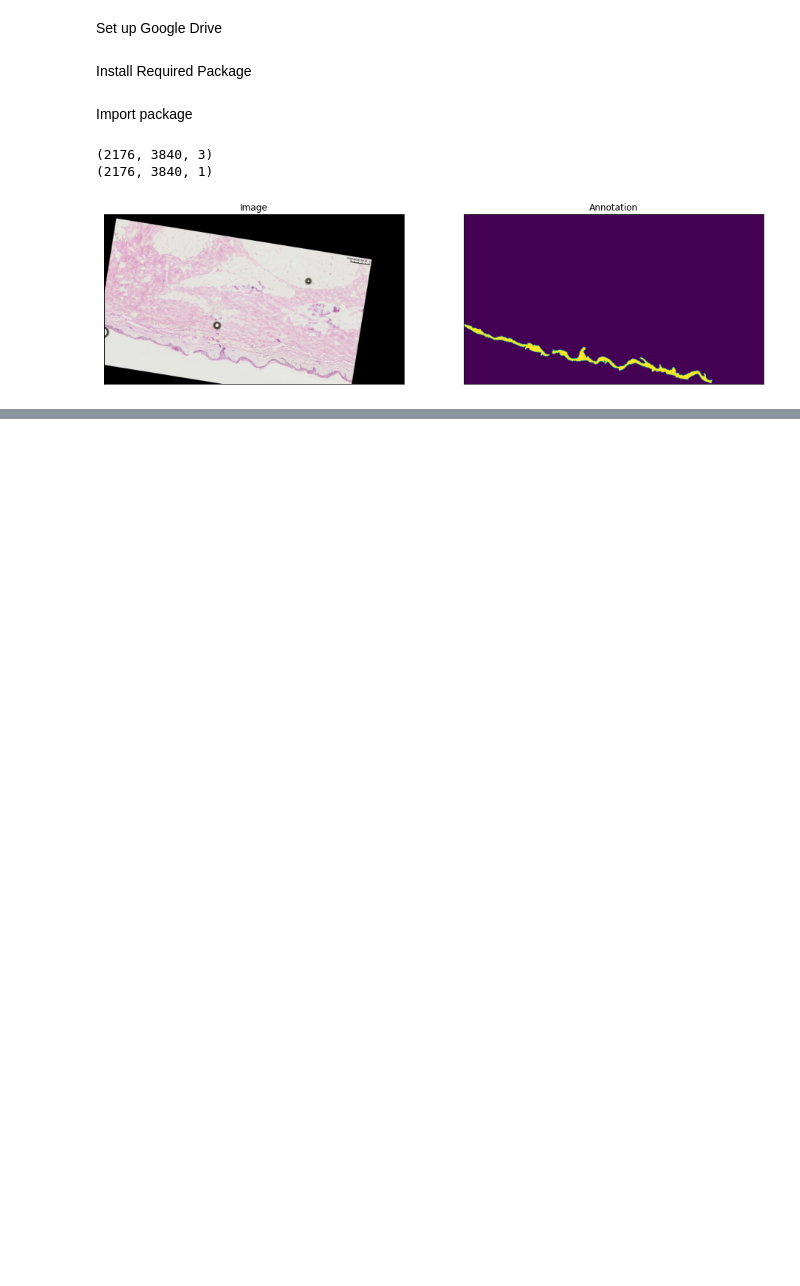
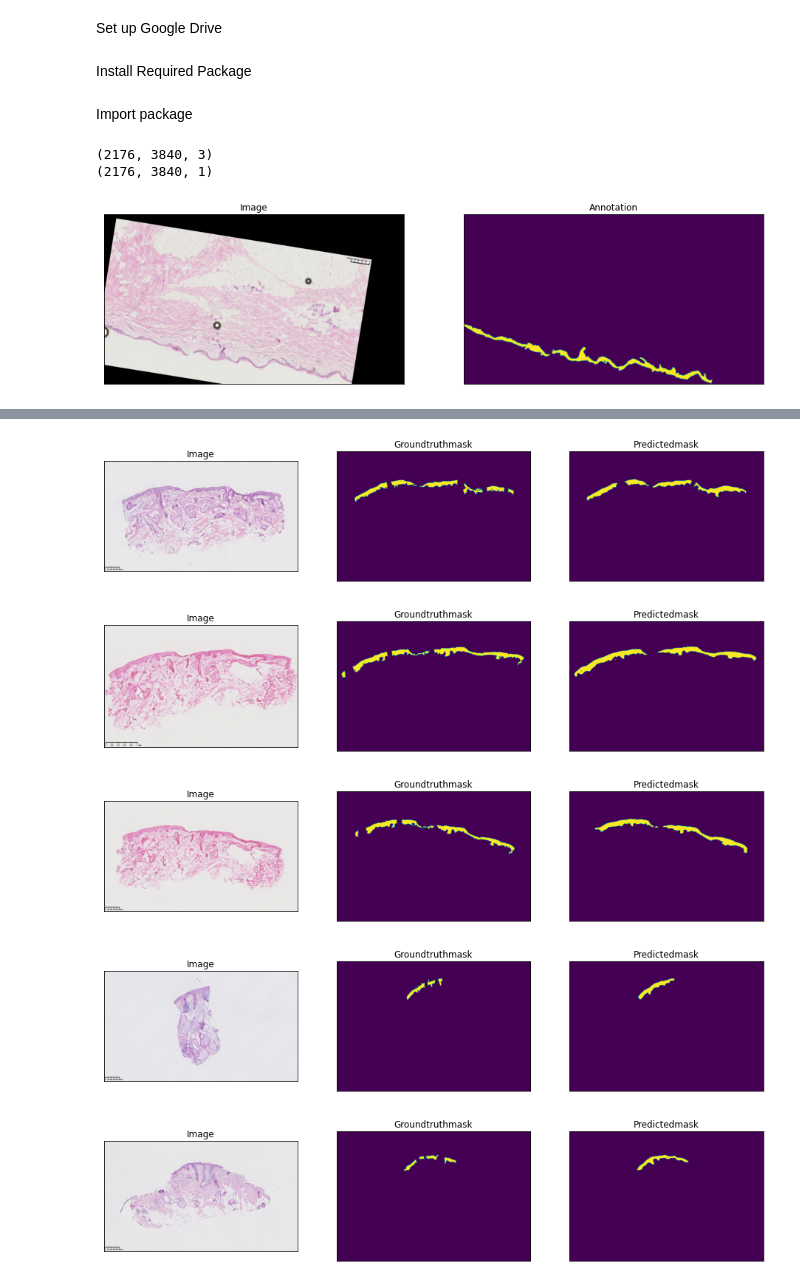
Before and after one commit to Hassan1503/HistologySegmentation, a Jupyter notebook: histologyKCL.ipynb, the cells around one changed output, grey strips where cells are left out. Cells and saved outputs as stored; diff of their text form; code cells hidden in the pictures; blank space fills up the shorter version.

```diff
--- a/histologyKCL.ipynb
+++ b/histologyKCL.ipynb
@@ -322,5 +334,12 @@ Epoch: 3
 # %%
-bestModel = torch.load('./best_modelAugmented.pth')
+bestModel = torch.load('./best_model2.pth')
+# %%
+# define function for data augmentation
+def getTestAugmentation():
+  trainTransform = [
+                      albu.Resize (height=640, width=960, interpolation=1, always_apply=True, p=1),
+  ]
+  return albu.Compose(trainTransform)
 # %%
 
 # create test dataset
@@ -328,7 +347,7 @@ bestModel = torch.load('./best_modelAugmented.pth')
 testDataset = Dataset(
     xTestDir,
     bodyTestDir,
-    augmentation=getTrainingAugmentation(),
+    augmentation=getTestAugmentation(),
     preprocessing=getPreprocessing(preprocessingFcn),
     classes=CLASSES,
 )
@@ -349,26 +368,32 @@ logs = test_epoch.run(testDataloader)
 # test dataset without transformations for image visualization
 testDatasetVis = Dataset(
     xTestDir, bodyTestDir,
-    augmentation=getTrainingAugmentation(),
+#     augmentation=getTrainingAugmentation(),
 #     preprocessing=getPreprocessing(preprocessingFcn),
     classes=CLASSES,
 )
 # %%
 for i in range(5):
     n = np.random.choice(len(testDataset))
     n=i
     imageVis = testDatasetVis[n][0].astype('uint8')
     image, gtMask = testDataset[n]
 
     gtMask = gtMask.squeeze()
 
-    xTensor = torch.from_numpy(image).unsqueeze(0)
+    xTensor = torch.from_numpy(image).to(DEVICE).unsqueeze(0)
     prMask = bestModel.predict(xTensor)
     prMask = (prMask.squeeze().cpu().numpy().round())
     image = image.astype('uint8')
     image = image.transpose(1,2,0)*255
     visualize(
-        image= image,
+        image= imageVis,
         groundTruthMask=gtMask,
         predictedMask=prMask
     )
+# %% [output]
+[figure, added]
+[figure, added]
+[figure, added]
+[figure, added]
+[figure, added]
```
Also changed, not shown: parts of 10 cells of this notebook.
